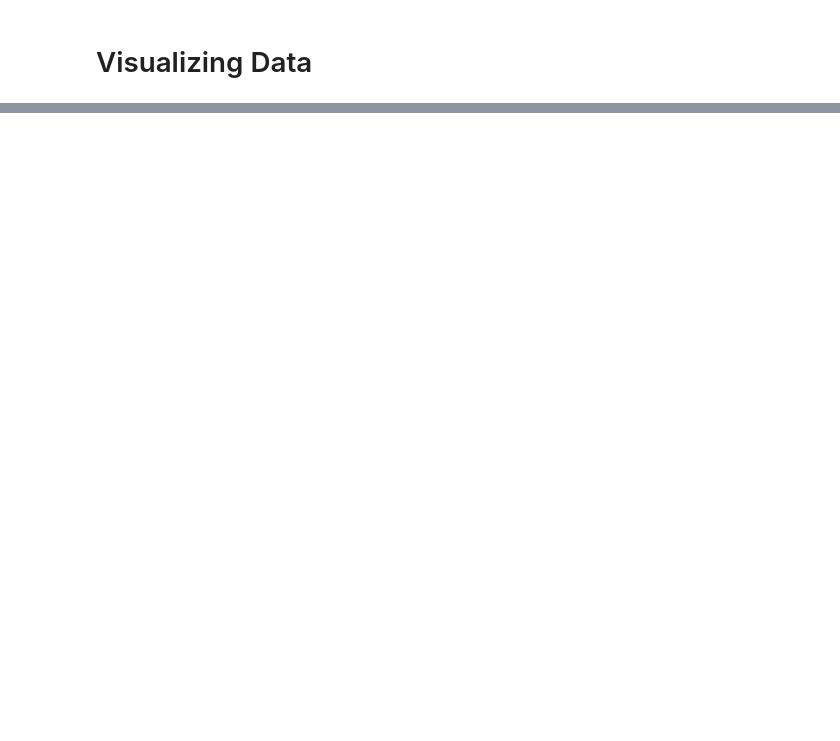
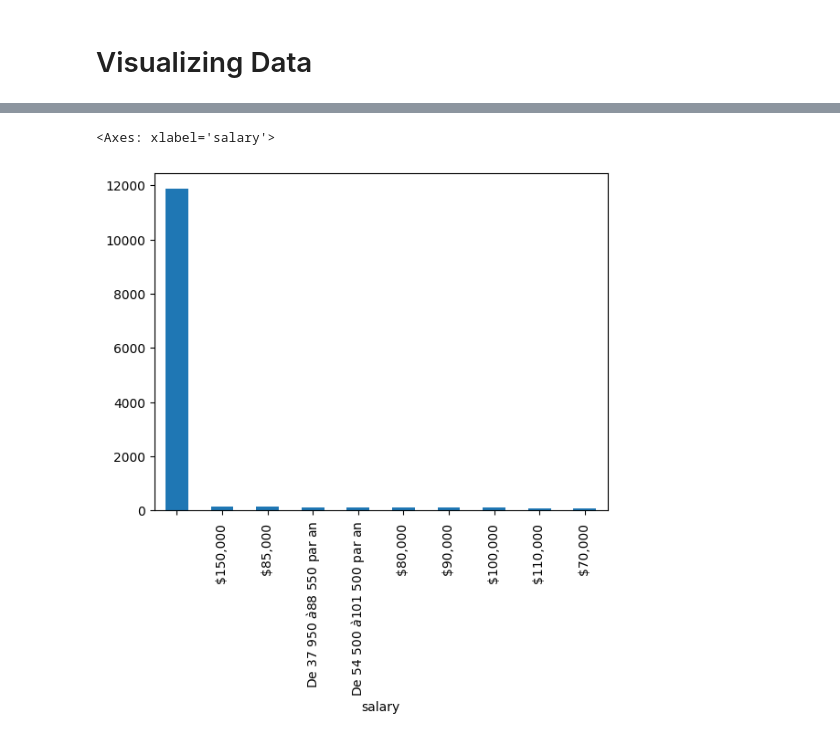
Before and after one commit to dedemilano/IndeedRecommender2, a Jupyter notebook: dataProcessing.ipynb, the cells around one changed output, grey strips where cells are left out. Drawn from its saved outputs; the diff is of its cells as text; code cells hidden in the pictures; blank space fills up the shorter version.

```diff
--- a/dataProcessing.ipynb
+++ b/dataProcessing.ipynb
@@ -70,3 +80,16 @@ IndexError: list index out of range
+# %%
+df['salary'] = df.apply(
+    lambda x: ""
+    if not re.search(r'\d+', str(x['salary']))
+    else x['salary'],
+    axis=1
+)
+
+# Afficher les 10 valeurs les plus fréquentes dans salary
+df['salary'].value_counts()[:10].plot(kind='bar')
+# %% [output]
+<Axes: xlabel='salary'>
+[figure, added]
 # %%
 df_value_count=df[['positionTitle','companyName','location','description',"datePosted"]]
 df_value_count
```
Also changed, not shown: parts of 6 cells of this notebook, 1 other file.
